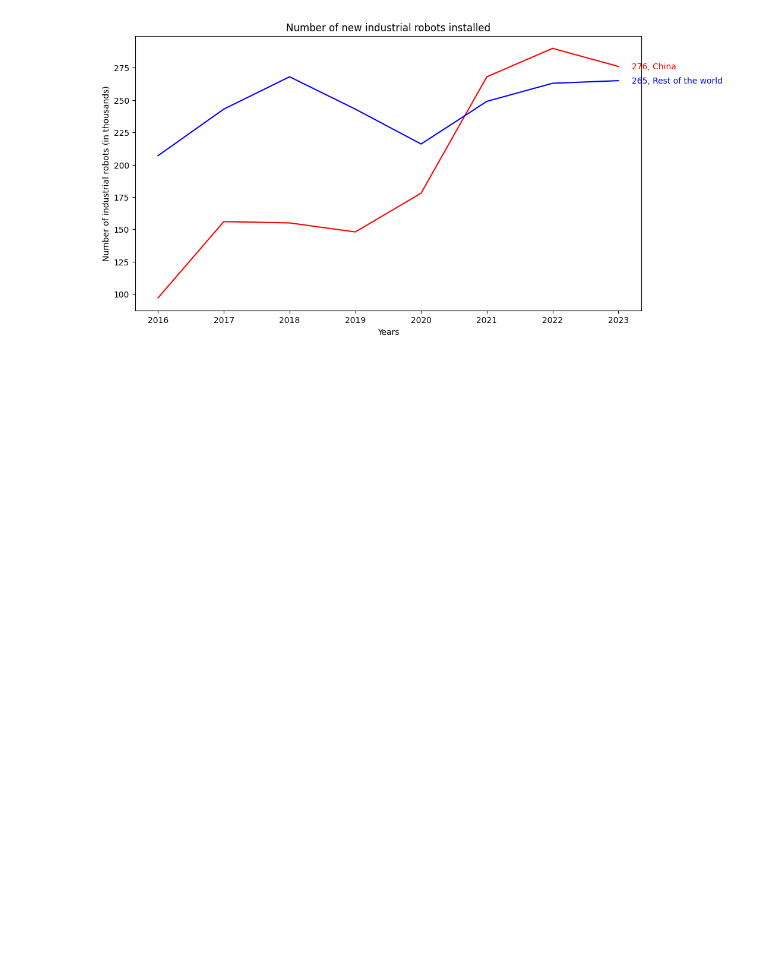
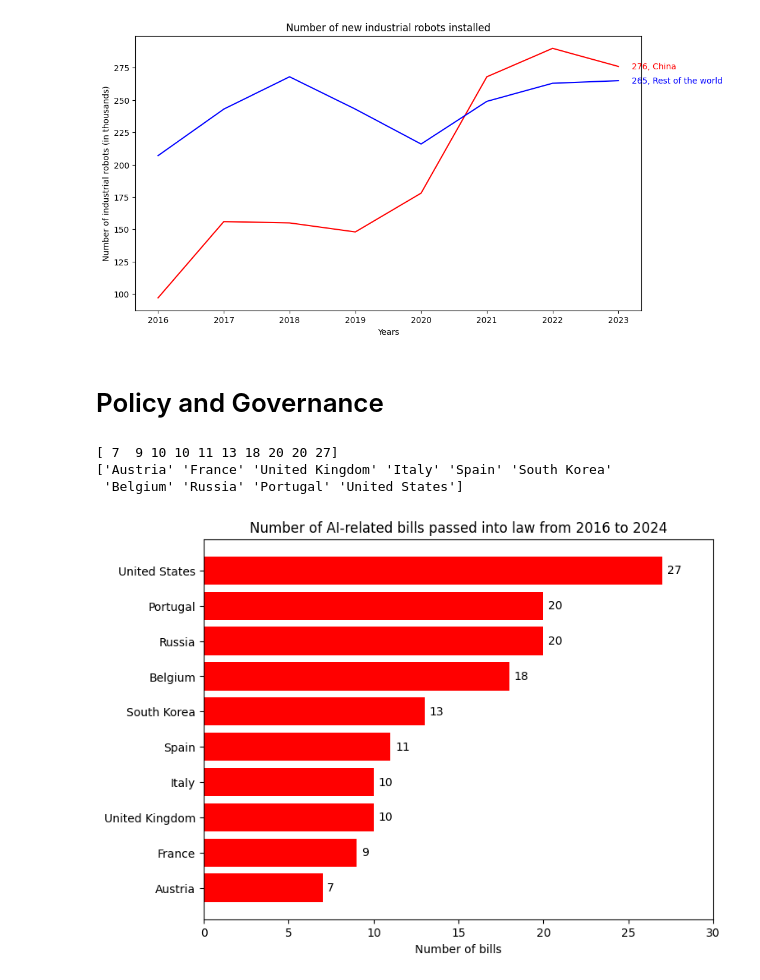
Before and after one commit to Alit54/UniMi---Scientific-Visualization, a Jupyter notebook: gio-charts.ipynb, the cells around one changed output. Cells and saved outputs as stored; diff of their text form; code cells hidden in the pictures; blank space fills up the shorter version.

Commit message:
Added policy and governance plots

```diff
--- a/gio-charts.ipynb
+++ b/gio-charts.ipynb
@@ -321,3 +306,5 @@ plt.title("Number of new industrial robots installed")
 plt.show()
 # %% [output]
 [figure]
+# %% [markdown]
+# Policy and Governance
@@ -323,0 +343,31 @@ plt.show()
+# %%
+df = pd.read_csv("datasets/policy-and-governance/data/fig-624.csv")
+df = df.rename(columns={df.columns[0]: "number_of_bills", df.columns[1]: "country"})
+
+x = df["number_of_bills"][:10].to_numpy()
+y = df["country"][:10].to_numpy()
+
+x = np.flip(x)
+y = np.flip(y)
+
+print(x)
+print(y)
+
+fig, ax1 = plt.subplots(figsize=(8, 6))
+
+ax1.barh(y, x, color='r')
+ax1.set(xlim=(0, 30))
+ax1.set_xlabel("Number of bills")
+#ax1.set_ylabel("Country")
+
+# Top bar text
+for i in range(len(y)):
+    ax1.text(x[i] + 0.01 * max(x), y[i], str(fmt(x[i])), ha='left', va='center')
+
+plt.title("Number of AI-related bills passed into law from 2016 to 2024")
+plt.show()
+# %% [output]
+[ 7  9 10 10 11 13 18 20 20 27]
+['Austria' 'France' 'United Kingdom' 'Italy' 'Spain' 'South Korea'
+ 'Belgium' 'Russia' 'Portugal' 'United States']
+[figure, added]
```
Also changed, not shown: parts of 5 cells of this notebook, 1 other file.
